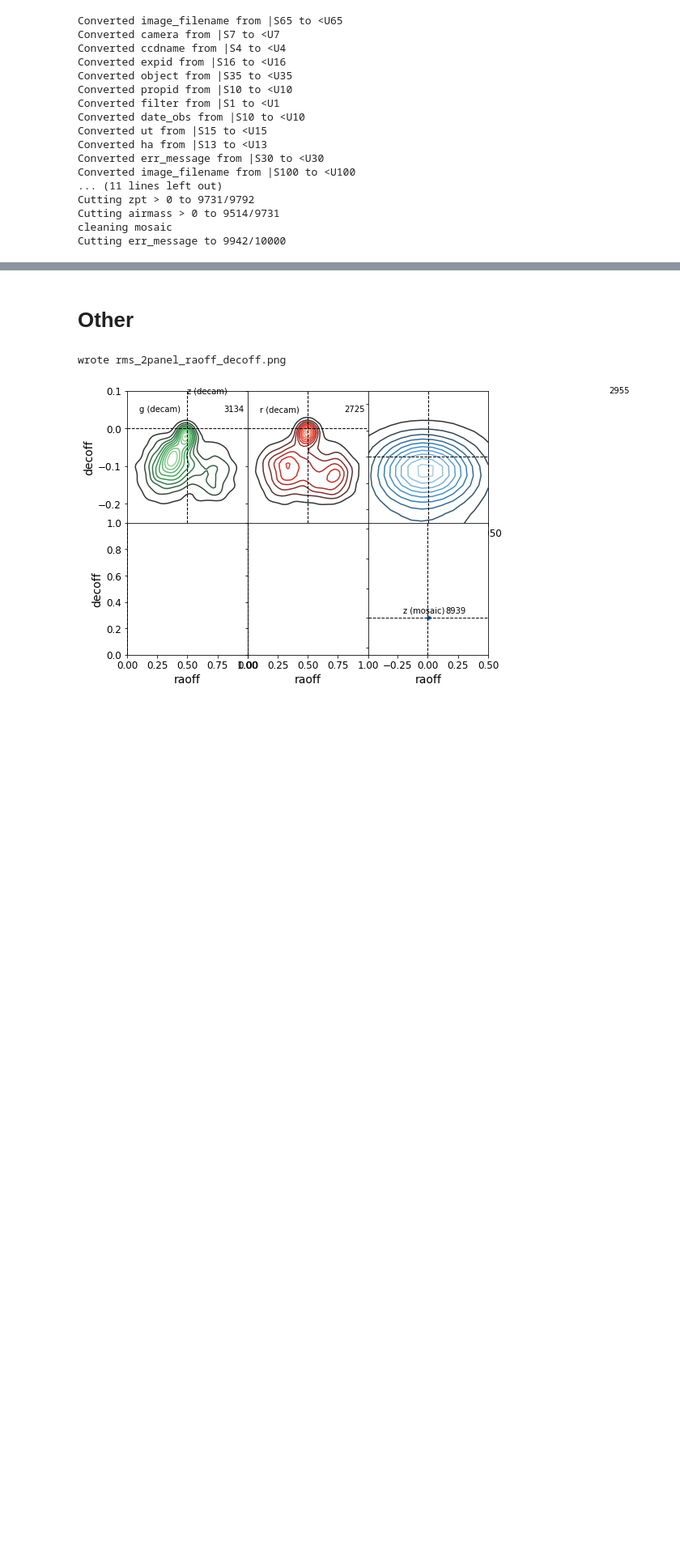
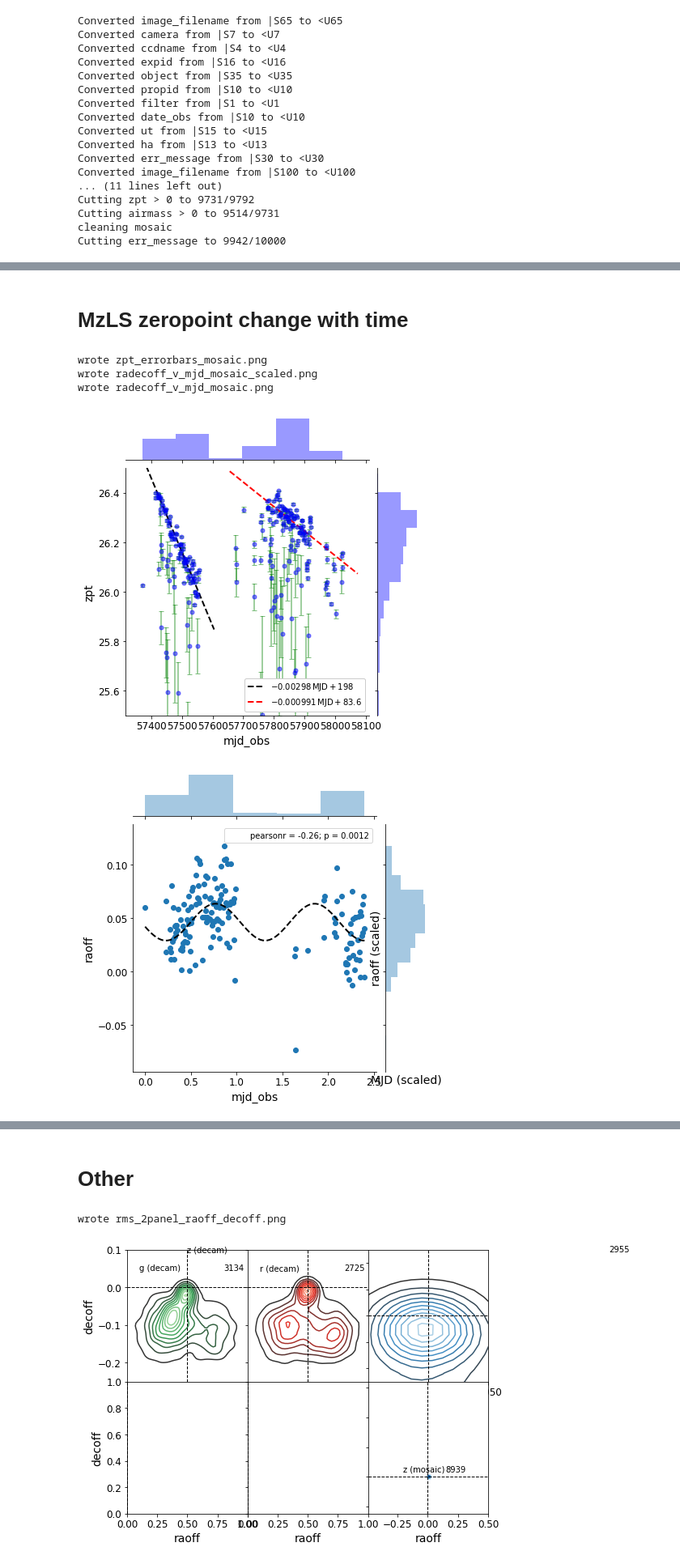
Before and after one commit to legacysurvey/legacyzpts, a Jupyter notebook: doc/nb/Strategy_Paper.ipynb, the cells around one changed output, grey strips where cells are left out. Shown at 81% size. Drawn from its saved outputs; the diff is of its cells as text; code cells hidden in the pictures; blank space fills up the shorter version.

```diff
--- a/doc/nb/Strategy_Paper.ipynb
+++ b/doc/nb/Strategy_Paper.ipynb
@@ -56,0 +57,10 @@ zpt {'z', 'r', 'g'} z 1823
+# %% [markdown]
+# MzLS zeropoint change with time
+# %%
+z.plot_v_mjd('mosaic')
+# %% [output]
+wrote zpt_errorbars_mosaic.png
+wrote radecoff_v_mjd_mosaic_scaled.png
+wrote radecoff_v_mjd_mosaic.png
+[figure, added]
+[figure, added]
```
Also changed, not shown: parts of 5 cells of this notebook, 1 other file.
